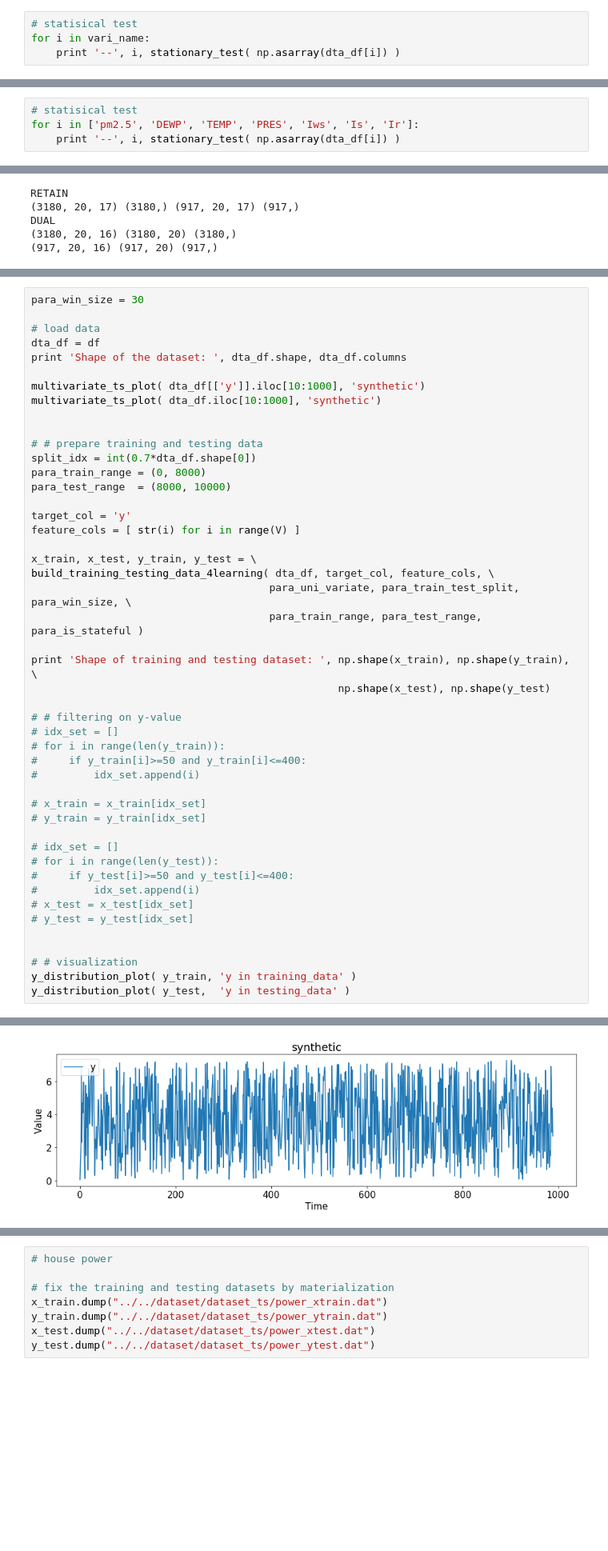
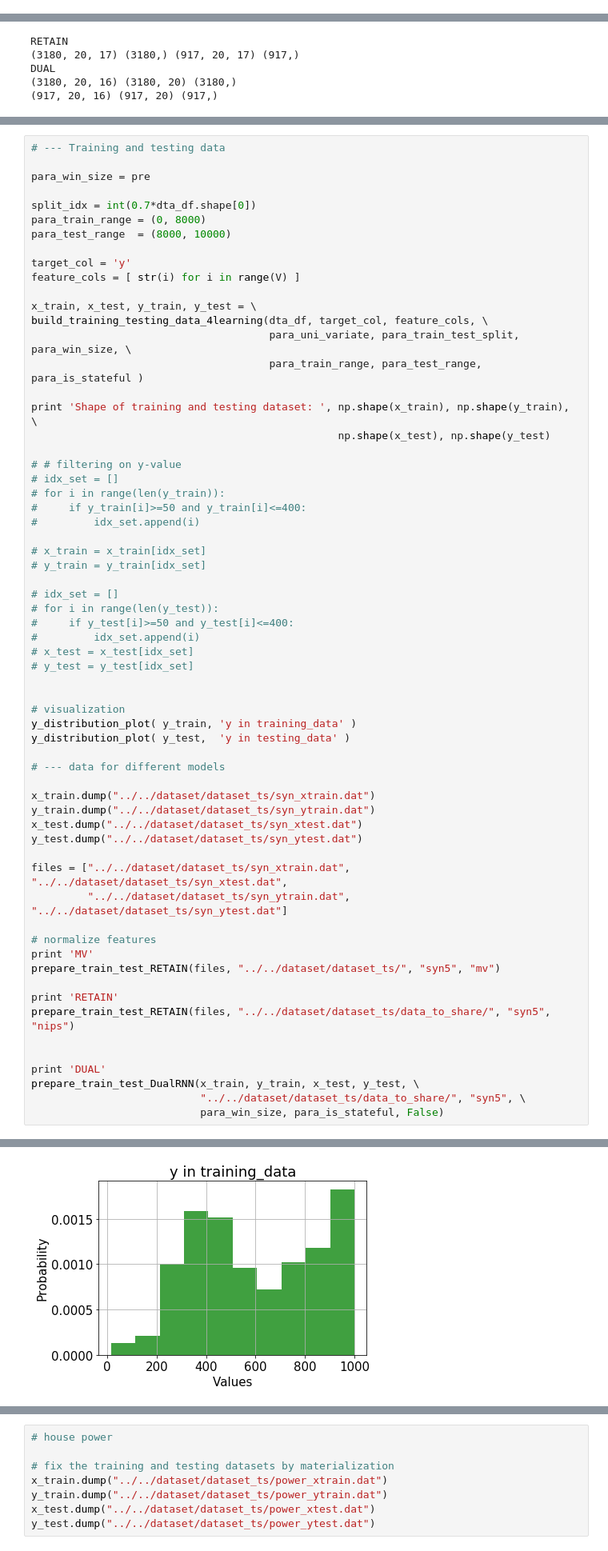
Before and after one commit to weilai0980/tsRNN, a Jupyter notebook: forecasting/data_prep.ipynb, the cells around one changed output, grey strips where cells are left out. Shown at 80% size. Cells and saved outputs as stored; diff of their text form; blank space fills up the shorter version.

```diff
--- a/forecasting/data_prep.ipynb
+++ b/forecasting/data_prep.ipynb
@@ -278,4 +185,0 @@ KPSS test:
-# %%
-# statisical test
-for i in vari_name:
-    print '--', i, stationary_test( np.asarray(dta_df[i]) )
@@ -431,4 +488,0 @@ After filtering: shape of training and testing dataset:  (12452, 10, 7) (12452,)
-# %%
-# statisical test
-for i in ['pm2.5', 'DEWP', 'TEMP', 'PRES', 'Iws', 'Is', 'Ir']:
-    print '--', i, stationary_test( np.asarray(dta_df[i]) )
@@ -823,15 +1115,8 @@ print df
 # %%
-para_win_size = 30
+# --- Training and testing data
 
-# load data
-dta_df = df
-print 'Shape of the dataset: ', dta_df.shape, dta_df.columns
+para_win_size = pre
 
-multivariate_ts_plot( dta_df[['y']].iloc[10:1000], 'synthetic')
-multivariate_ts_plot( dta_df.iloc[10:1000], 'synthetic')
-
-
-# # prepare training and testing data
 split_idx = int(0.7*dta_df.shape[0])
 para_train_range = (0, 8000)
 para_test_range  = (8000, 10000)
@@ -840,7 +1125,7 @@ target_col = 'y'
 feature_cols = [ str(i) for i in range(V) ]
 
 x_train, x_test, y_train, y_test = \
-build_training_testing_data_4learning( dta_df, target_col, feature_cols, \
+build_training_testing_data_4learning(dta_df, target_col, feature_cols, \
                                       para_uni_variate, para_train_test_split, para_win_size, \
                                       para_train_range, para_test_range, para_is_stateful )
 
@@ -864,7 +1149,30 @@ print 'Shape of training and testing dataset: ', np.shape(x_train), np.shape(y_t
 # y_test = y_test[idx_set]
 
 
-# # visualization
+# visualization
 y_distribution_plot( y_train, 'y in training_data' )
 y_distribution_plot( y_test,  'y in testing_data' )
+
+# --- data for different models
+
+x_train.dump("../../dataset/dataset_ts/syn_xtrain.dat")
+y_train.dump("../../dataset/dataset_ts/syn_ytrain.dat")
+x_test.dump("../../dataset/dataset_ts/syn_xtest.dat")
+y_test.dump("../../dataset/dataset_ts/syn_ytest.dat")
+
+files = ["../../dataset/dataset_ts/syn_xtrain.dat", "../../dataset/dataset_ts/syn_xtest.dat",
+         "../../dataset/dataset_ts/syn_ytrain.dat", "../../dataset/dataset_ts/syn_ytest.dat"]
+
+# normalize features
+print 'MV'
+prepare_train_test_RETAIN(files, "../../dataset/dataset_ts/", "syn5", "mv")
+
+print 'RETAIN'
+prepare_train_test_RETAIN(files, "../../dataset/dataset_ts/data_to_share/", "syn5", "nips")
+
+
+print 'DUAL'
+prepare_train_test_DualRNN(x_train, y_train, x_test, y_test, \
+                           "../../dataset/dataset_ts/data_to_share/", "syn5", \
+                           para_win_size, para_is_stateful, False)
 # %% [output]
@@ -873 +1187 @@ Shape of training and testing dataset:  (7970, 30, 11) (7970,) (1970, 30, 11) (1
-[figure, old version]
+[figure, new version]
```
Also changed, not shown: parts of 24 cells of this notebook, 34 other files.
